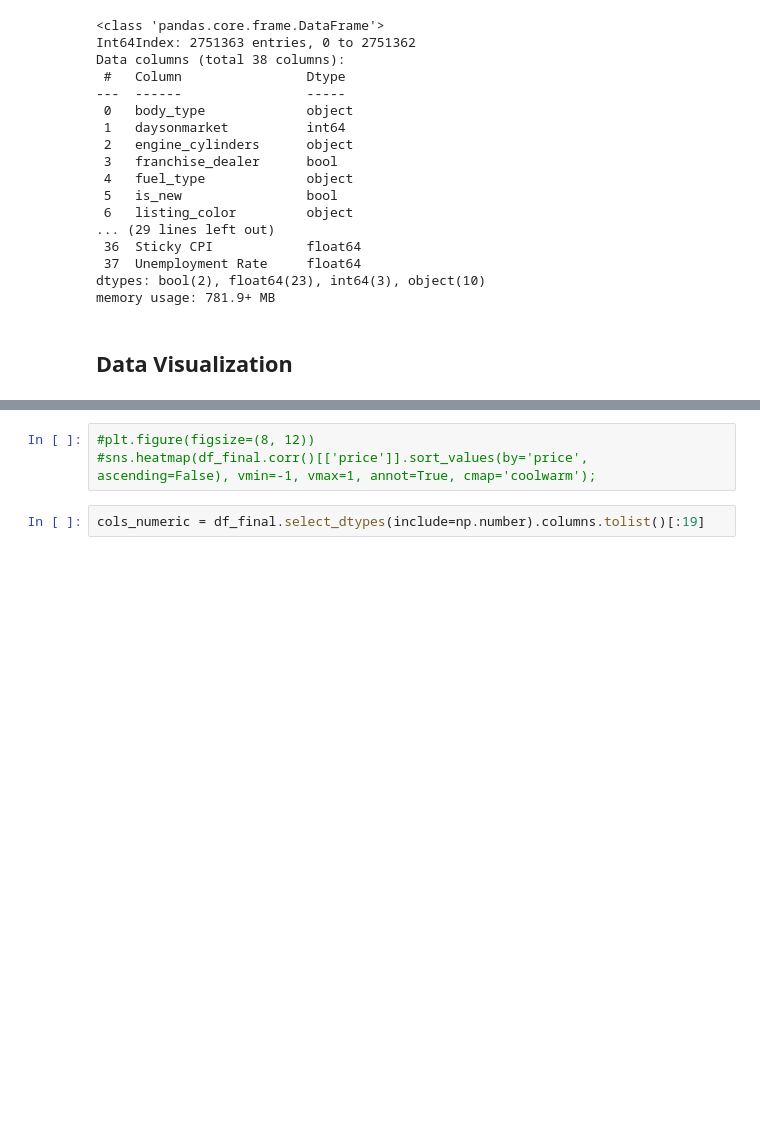
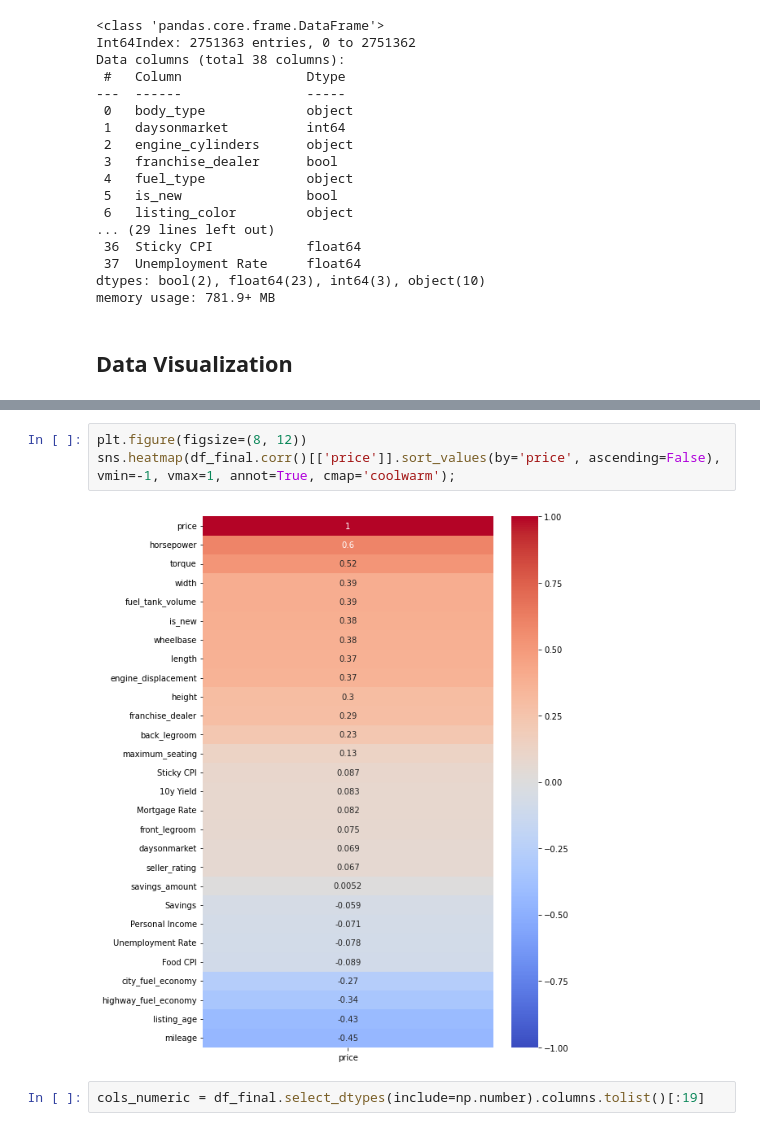
Before and after one commit to callidurai/CarPriceForecast, a Jupyter notebook: Used Car Price Model.ipynb, the cells around one changed output, grey strips where cells are left out. Saved outputs shown, nothing was run; the diff lists cells and outputs as text; blank space fills up the shorter version.

```diff
--- a/Used Car Price Model.ipynb
+++ b/Used Car Price Model.ipynb
@@ -439,6 +441,8 @@ memory usage: 781.9+ MB
 # %%
-#plt.figure(figsize=(8, 12))
-#sns.heatmap(df_final.corr()[['price']].sort_values(by='price', ascending=False), vmin=-1, vmax=1, annot=True, cmap='coolwarm');
+plt.figure(figsize=(8, 12))
+sns.heatmap(df_final.corr()[['price']].sort_values(by='price', ascending=False), vmin=-1, vmax=1, annot=True, cmap='coolwarm');
+# %% [output]
+[figure, added]
 # %%
 cols_numeric = df_final.select_dtypes(include=np.number).columns.tolist()[:19]
 # %%
```
Also changed, not shown: parts of 26 cells of this notebook.
